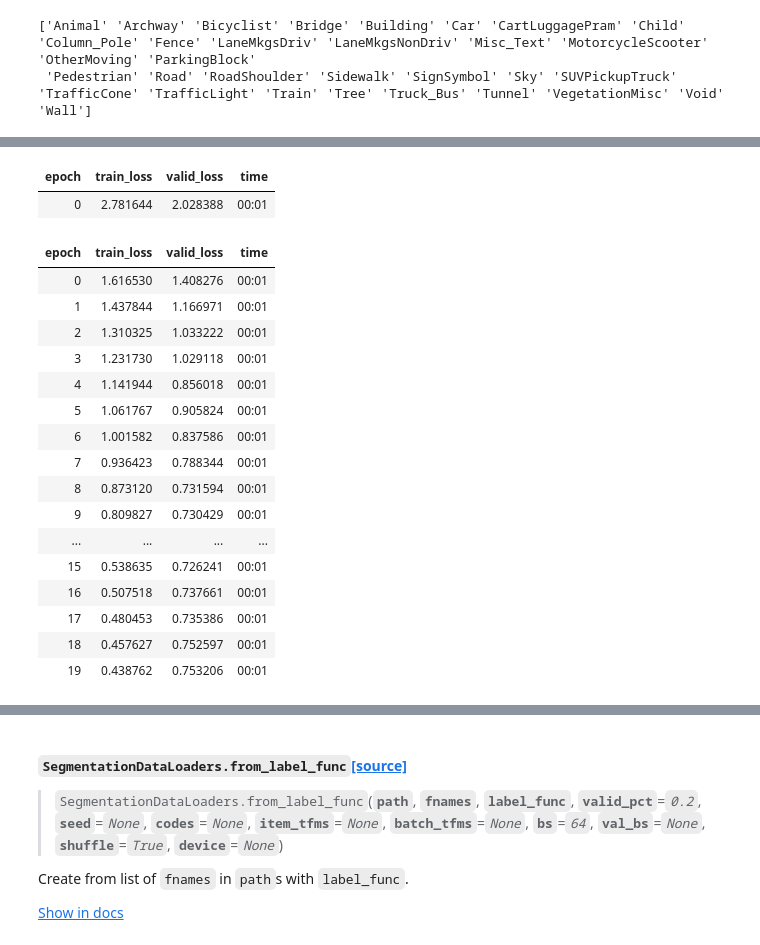
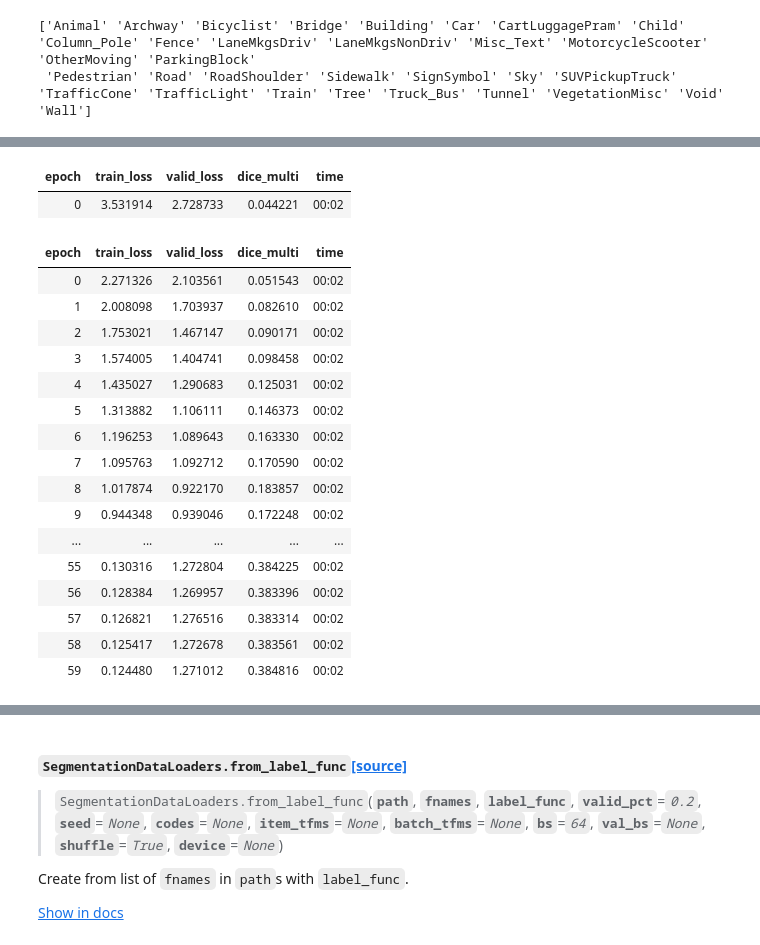
Before and after one commit to fhdbbk/fastai-1, a Jupyter notebook: 01_intro.ipynb, the cells around one changed output, grey strips where cells are left out. Drawn from its saved outputs; the diff is of its cells as text; code cells hidden in the pictures.

```diff
--- a/01_intro.ipynb
+++ b/01_intro.ipynb
@@ -253,23 +278,23 @@ print(np.loadtxt(path/'codes.txt', dtype=str))
 # %%
-learn = unet_learner(dls, resnet34)
-learn.fine_tune(20)
+learn = unet_learner(dls, resnet34, metrics=DiceMulti())
+learn.fine_tune(60)
 # %% [output]
-| epoch | train_loss | valid_loss | time |
-| 0 | 2.781644 | 2.028388 | 00:01 |
+| epoch | train_loss | valid_loss | dice_multi | time |
+| 0 | 3.531914 | 2.728733 | 0.044221 | 00:02 |
-| epoch | train_loss | valid_loss | time |
-| 0 | 1.616530 | 1.408276 | 00:01 |
-| 1 | 1.437844 | 1.166971 | 00:01 |
-| 2 | 1.310325 | 1.033222 | 00:01 |
-| 3 | 1.231730 | 1.029118 | 00:01 |
-| 4 | 1.141944 | 0.856018 | 00:01 |
-| 5 | 1.061767 | 0.905824 | 00:01 |
-| 6 | 1.001582 | 0.837586 | 00:01 |
-| 7 | 0.936423 | 0.788344 | 00:01 |
-| 8 | 0.873120 | 0.731594 | 00:01 |
-| 9 | 0.809827 | 0.730429 | 00:01 |
-| ... | ... | ... | ... |
-| 15 | 0.538635 | 0.726241 | 00:01 |
-| 16 | 0.507518 | 0.737661 | 00:01 |
-| 17 | 0.480453 | 0.735386 | 00:01 |
-| 18 | 0.457627 | 0.752597 | 00:01 |
-| 19 | 0.438762 | 0.753206 | 00:01 |
+| epoch | train_loss | valid_loss | dice_multi | time |
+| 0 | 2.271326 | 2.103561 | 0.051543 | 00:02 |
+| 1 | 2.008098 | 1.703937 | 0.082610 | 00:02 |
+| 2 | 1.753021 | 1.467147 | 0.090171 | 00:02 |
+| 3 | 1.574005 | 1.404741 | 0.098458 | 00:02 |
+| 4 | 1.435027 | 1.290683 | 0.125031 | 00:02 |
+| 5 | 1.313882 | 1.106111 | 0.146373 | 00:02 |
+| 6 | 1.196253 | 1.089643 | 0.163330 | 00:02 |
+| 7 | 1.095763 | 1.092712 | 0.170590 | 00:02 |
+| 8 | 1.017874 | 0.922170 | 0.183857 | 00:02 |
+| 9 | 0.944348 | 0.939046 | 0.172248 | 00:02 |
+| ... | ... | ... | ... | ... |
+| 55 | 0.130316 | 1.272804 | 0.384225 | 00:02 |
+| 56 | 0.128384 | 1.269957 | 0.383396 | 00:02 |
+| 57 | 0.126821 | 1.276516 | 0.383314 | 00:02 |
+| 58 | 0.125417 | 1.272678 | 0.383561 | 00:02 |
+| 59 | 0.124480 | 1.271012 | 0.384816 | 00:02 |
```
Also changed, not shown: parts of 30 cells of this notebook.
